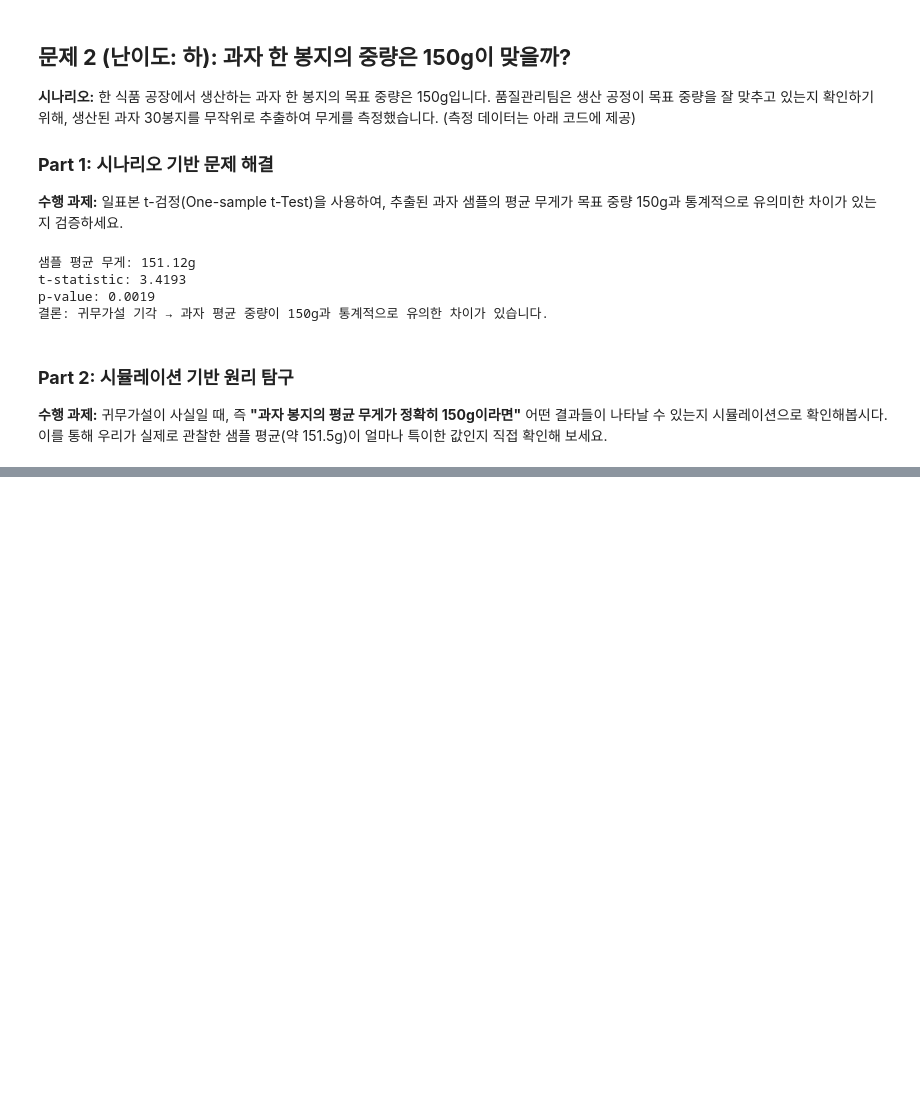
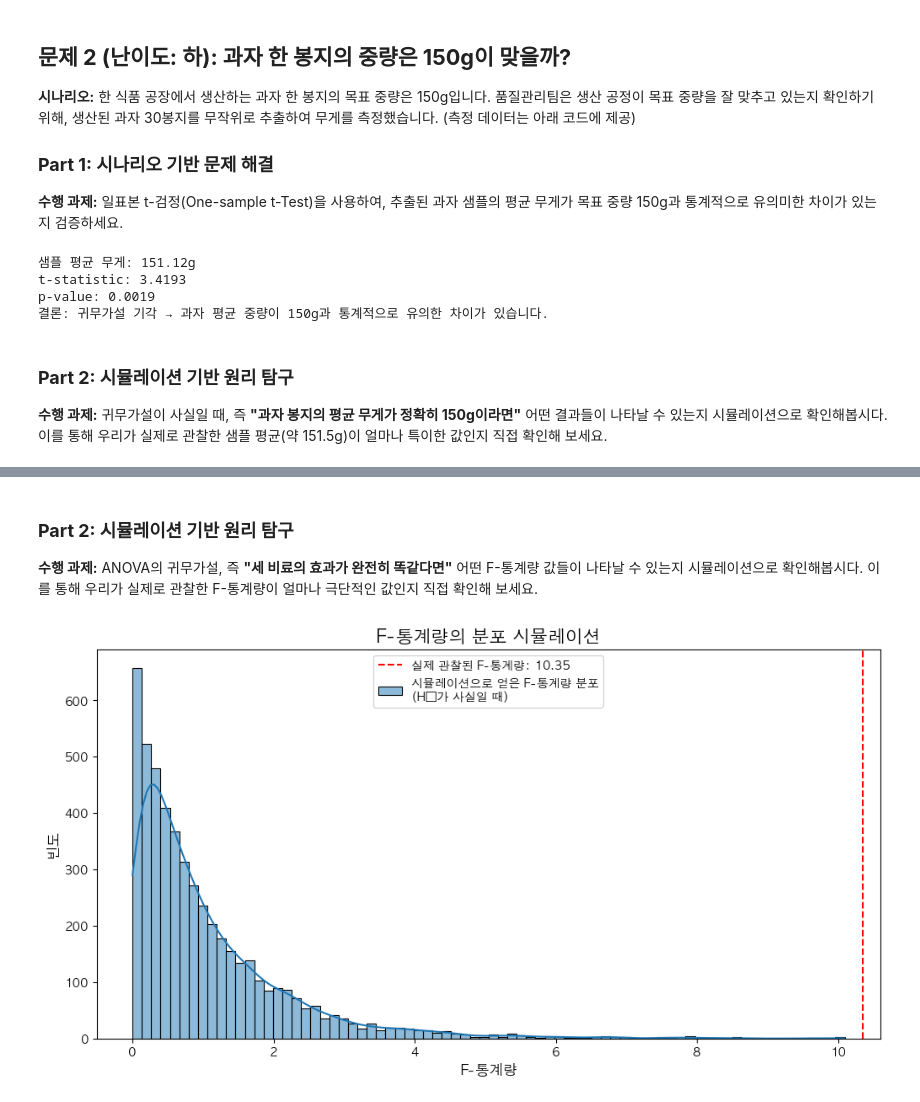
Before and after one commit to twinklefins/modu_project, a Jupyter notebook: 통계101_Day03_실습.ipynb, the cells around one changed output, grey strips where cells are left out. Drawn from its saved outputs; the diff is of its cells as text; code cells hidden in the pictures; blank space fills up the shorter version.

```diff
--- a/통계101_Day03_실습.ipynb
+++ b/통계101_Day03_실습.ipynb
@@ -192,0 +455,38 @@ plt.show()
+# %% [markdown]
+### **Part 2: 시뮬레이션 기반 원리 탐구**
+
+**수행 과제:** ANOVA의 귀무가설, 즉 **"세 비료의 효과가 완전히 똑같다면"** 어떤 F-통계량 값들이 나타날 수 있는지 시뮬레이션으로 확인해봅시다. 이를 통해 우리가 실제로 관찰한 F-통계량이 얼마나 극단적인 값인지 직접 확인해 보세요.
+# %%
+# 1. 시뮬레이션 설정
+# H₀가 사실이라고 가정: 세 그룹의 평균은 모두 같다.
+# 모든 데이터를 합쳐서 하나의 거대한 모집단(H₀)을 만들고, 그 평균과 표준편차를 구합니다.
+combined_harvest = df['수확량']
+grand_mean = combined_harvest.mean()
+grand_std = combined_harvest.std()
+num_simulations = 5000
+simulated_f_stats = []
+
+# [작성] for 반복문을 사용하여 시뮬레이션을 5,000번 수행하세요.
+# 각 반복마다, H₀ 모집단에서 10개씩 3개의 가상 그룹을 생성하고,
+# 이 가상 그룹들로 ANOVA를 수행하여 F-통계량을 계산하여 simulated_f_stats 리스트에 추가하세요.
+for _ in range(num_simulations):
+    # H₀(세 그룹 평균 동일) 가정 하에서 동일한 분포에서 10개씩 3그룹 생성
+    g1 = np.random.normal(loc=grand_mean, scale=grand_std, size=10)
+    g2 = np.random.normal(loc=grand_mean, scale=grand_std, size=10)
+    g3 = np.random.normal(loc=grand_mean, scale=grand_std, size=10)
+
+    # 세 가상 그룹으로 ANOVA 수행 → F 통계량만 저장
+    f_val, _ = stats.f_oneway(g1, g2, g3)
+    simulated_f_stats.append(f_val)
+
+# 2. 시각화
+plt.figure(figsize=(12, 6))
+sns.histplot(simulated_f_stats, kde=True, label='시뮬레이션으로 얻은 F-통계량 분포\n(H₀가 사실일 때)')
+plt.axvline(x=f_statistic, color='red', linestyle='--', label=f'실제 관찰된 F-통계량: {f_statistic:.2f}')
+plt.title("F-통계량의 분포 시뮬레이션", fontsize=15)
+plt.xlabel("F-통계량", fontsize=12)
+plt.ylabel("빈도", fontsize=12)
+plt.legend()
+plt.show()
+# %% [output]
+[figure, added]
```
Also changed, not shown: parts of 17 cells of this notebook.
